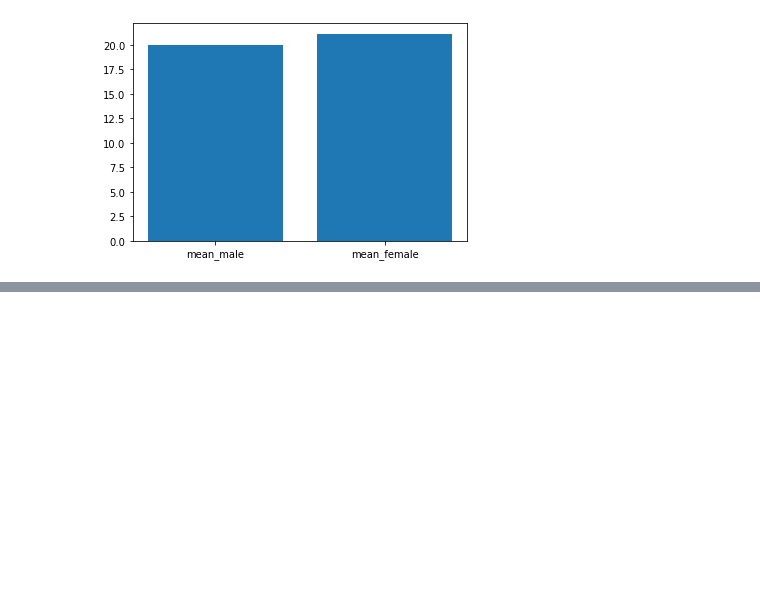
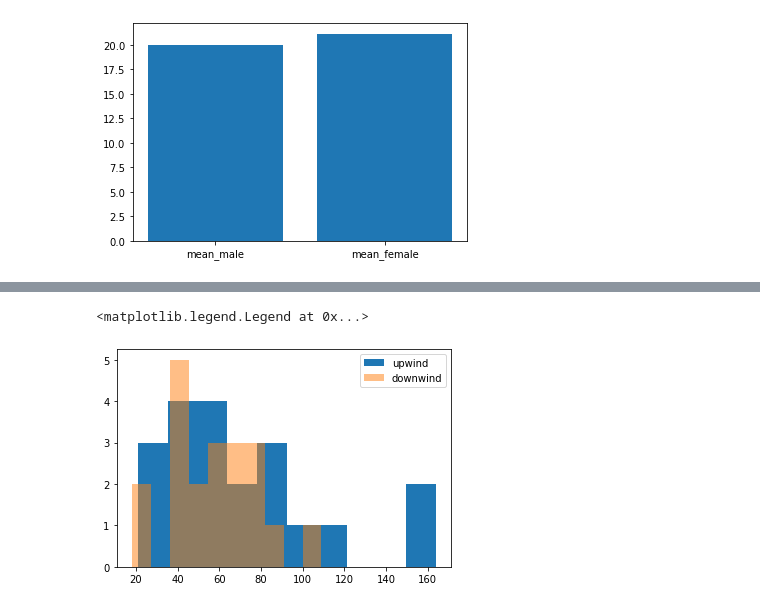
Before and after one commit to symmetricK/fly_research_project, a Jupyter notebook: Untitled.ipynb, the cells around one changed output, grey strips where cells are left out. Cells and saved outputs as stored; diff of their text form; code cells hidden in the pictures; blank space fills up the shorter version.

```diff
--- a/Untitled.ipynb
+++ b/Untitled.ipynb
@@ -1510,0 +1557,37 @@ plt.bar(['mean_male','mean_female'],[mean_male_collected,mean_female_collected])
+# %%
+###for first arrival flies histogram from fly release exp
+
+import json
+import numpy as np
+import matplotlib
+from matplotlib import pyplot as plt
+import pandas as pd
+plt.rcParams.update({'figure.max_open_warning': 0}) ### to avoid "max open warning"
+matplotlib.rcParams['pdf.fonttype'] = 42
+
+with open("/home/flyranch/field_data_and_analysis_scripts/2021lab/refs_for_presentation/first_arrival.json", "r") as read_file:
+    data=json.load(read_file)
+
+upwind_sec_list=[]
+downwind_sec_list=[]
+
+date_list=['20231008','20231003','20220923','20220914','20220804']
+wind_list=['uu','u','d','dd']
+
+
+for date in date_list:
+    for i in wind_list:
+        if (i=='uu')or(i=='u'):
+            upwind_sec_list.append(data[date][i])
+        else:
+            downwind_sec_list.append(data[date][i])
+
+flat_upwind_list=[e for innerList in upwind_sec_list for e in innerList]
+flat_downwind_list=[e for innerList in downwind_sec_list for e in innerList]
+
+plt.hist(flat_upwind_list,label='upwind')
+plt.hist(flat_downwind_list,alpha=0.5,label='downwind')
+plt.legend(loc='upper right')
+# %% [output]
+<matplotlib.legend.Legend at 0x...>
+[figure, added]
```
Also changed, not shown: parts of 1 cell of this notebook.
